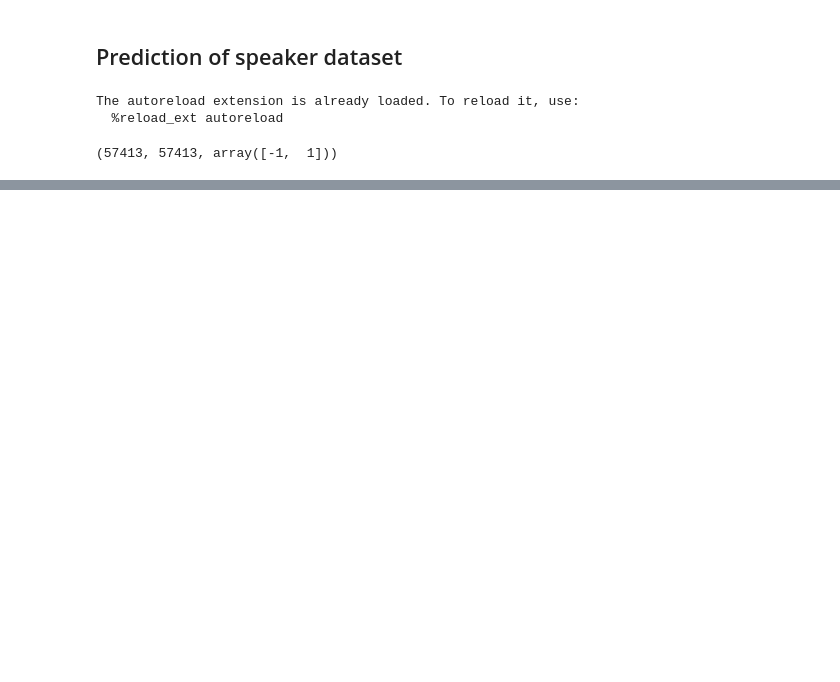
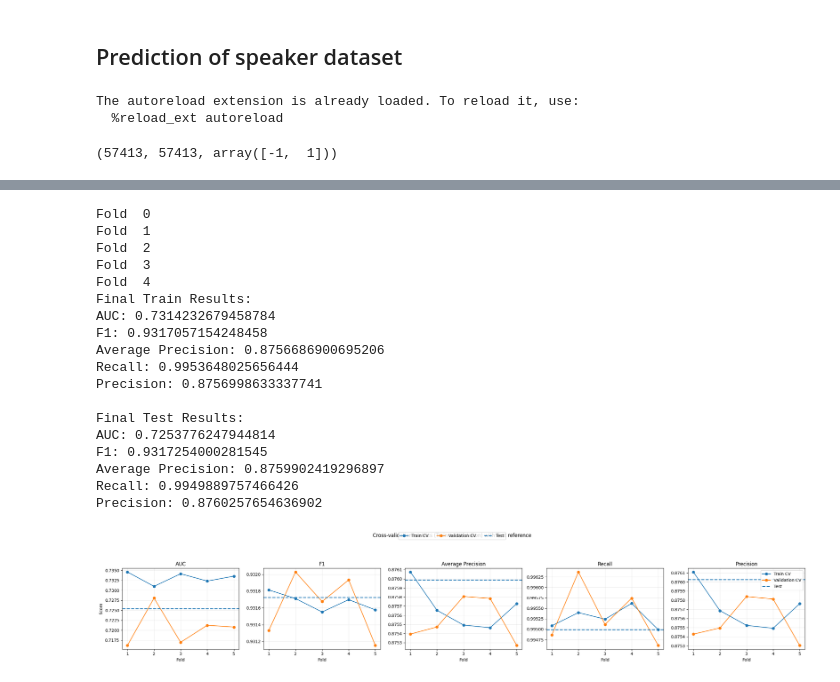
Before and after one commit to alan-man/tal-projet, a Jupyter notebook: speakers.ipynb, the cells around one changed output, grey strips where cells are left out. Cells and saved outputs as stored; diff of their text form; code cells hidden in the pictures; blank space fills up the shorter version.

```diff
--- a/speakers.ipynb
+++ b/speakers.ipynb
@@ -183,0 +460,30 @@ lr = pipeline(lr,X_train,y_train)
+# %%
+cv_train(LogisticRegression,
+    {"solver": "lbfgs", "max_iter": 1000},
+    {"name":"tfidf", "stop_words":final_stopwords_list, "max_features":None, "preprocessor":prep},
+    X_train,
+    y_train,
+    X_test,
+    y_test,
+    cv=5,
+    test_size=0.2)
+# %% [output]
+Fold  0
+Fold  1
+Fold  2
+Fold  3
+Fold  4
+Final Train Results:
+AUC: 0.7314232679458784
+F1: 0.9317057154248458
+Average Precision: 0.8756686900695206
+Recall: 0.9953648025656444
+Precision: 0.8756998633337741
+
+Final Test Results:
+AUC: 0.7253776247944814
+F1: 0.9317254000281545
+Average Precision: 0.8759902419296897
+Recall: 0.9949889757466426
+Precision: 0.8760257654636902
+[figure, added]
```
Also changed, not shown: parts of 26 cells of this notebook, 1 other file.
